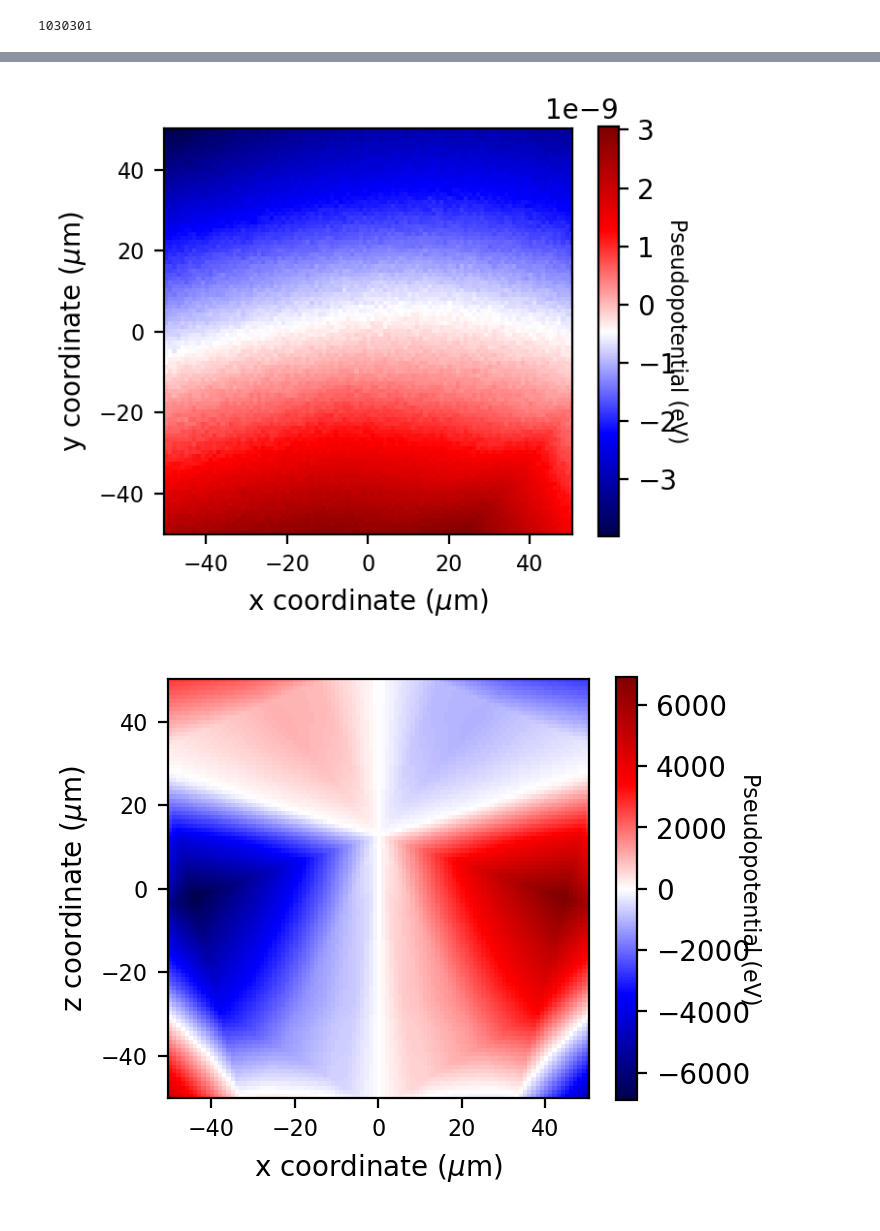
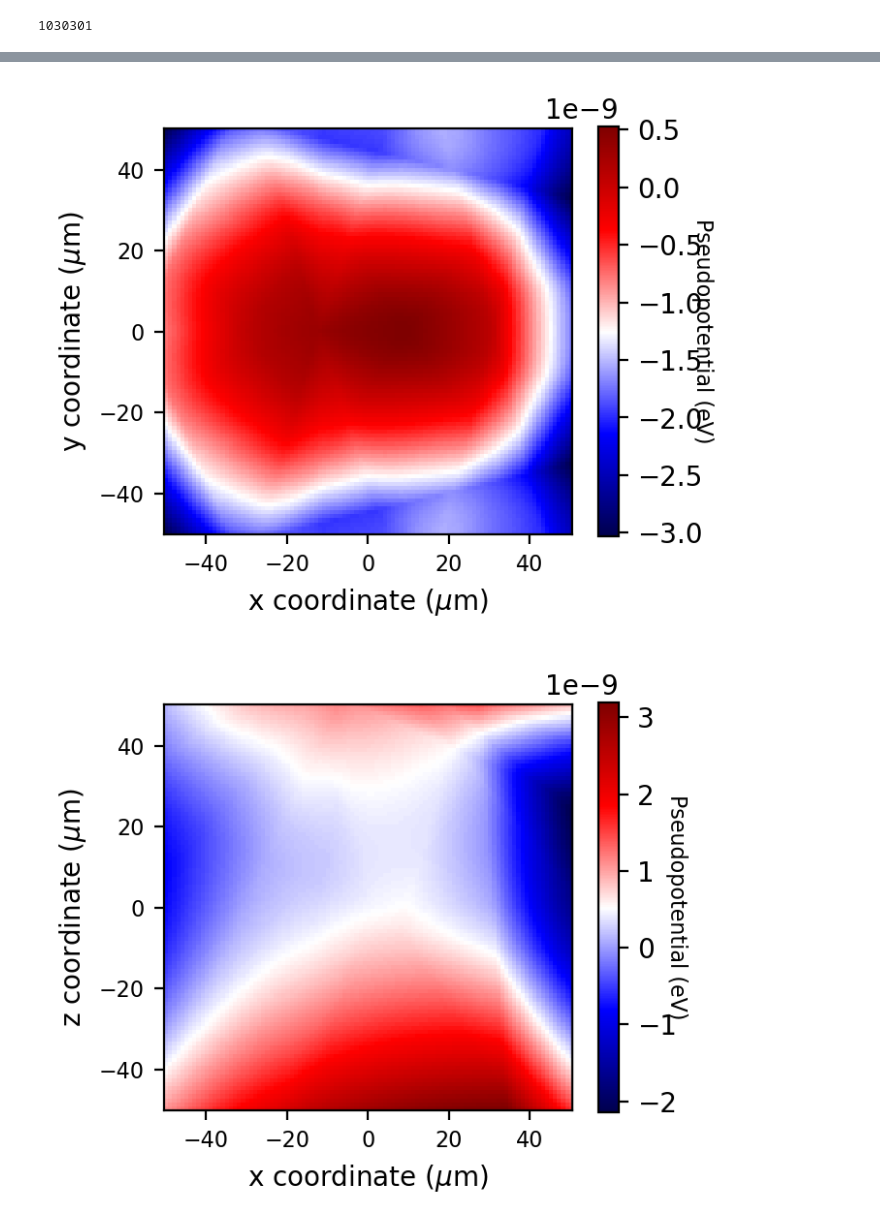
Before and after one commit to HaeffnerLab/Electron-Trap-Design-Testing, a Jupyter notebook: DC_Confinement/DC_sim1.ipynb, the cells around one changed output, grey strips where cells are left out. Cells and saved outputs as stored; diff of their text form; code cells hidden in the pictures.

Commit message:
Finished multipole expansion calculation, but there are still some improvements to be made.

```diff
--- a/DC_Confinement/DC_sim1.ipynb
+++ b/DC_Confinement/DC_sim1.ipynb
@@ -145,8 +112,9 @@ len(pot_data)
 # %%
+# Building the M matrix
 M_matrix = []
 for pot in pot_data:
-    result = ep.spher_harm_expansion(pot, [0.0, 0.0, 0.0], np.linspace(-50, 50, 101), np.linspace(-50, 50, 101),\
-                        np.linspace(-50, 50, 101), 2)
+    result = ep.spher_harm_expansion(pot, [0.0, 0.0, 0.0], np.linspace(-50, 50, 101)*1.0e-6, np.linspace(-50, 50, 101)*1.0e-6,\
+                        np.linspace(-50, 50, 101)*1.0e-6, 2)
     M_raw = result[0]
     M = []
     for elem in M_raw:
@@ -154,6 +122,7 @@ for pot in pot_data:
     M_matrix.append(np.array(M))
 M_matrix = np.array(M_matrix)
 M_matrix = M_matrix.transpose()
+print("The shape of the M matrix:", M_matrix.shape)
 # %% [output]
 To use the future default and silence this warning we advise to pass `rcond=None`, to keep using the old, explicitly pass `rcond=-1`.
   Mj=np.linalg.lstsq(Yj,W)
@@ -165,0 +130,9 @@ print(M_target)
+# %%
+# Setting the target M vector (choosing the target potential expressed in multipole expansion)
+# The correspondence between M vector index and the corresponding multipole is as follows:
+# M1 M3 M4 M2 M7 M8 M6 M9 M5 (Using the convention in G. Littich's master thesis (2011))
+# 0  1  2  3  4  5  6  7  8  (the ith component of the M_target matrix)
+
+M_target = np.zeros(9)
+M_target[4] = 1.0 # M7 is the DC potential I want
+print(M_target)
@@ -225,14 +201,17 @@ df['Z'] = Z
 # take all df entries where Z = 0
 XY_matrix = df[df.Z == 0.0].loc[:, 'V'].values
 V_XY = np.reshape(XY_matrix,(101,101))
+V_XY = np.flipud(V_XY.transpose())
 # take all df entries where Y = 0
 XZ_matrix = df[df.Y == 0.0].loc[:, 'V'].values
 # print (XZ_matrix[99:110])
 V_XZ = np.reshape(XZ_matrix,(101,101))
+V_XZ = np.flipud(V_XZ.transpose())
 # take all df entries where X = 0
 YZ_matrix = df[df.X == 0.0].loc[:, 'V'].values
 # print (YZ_matrix[:10])
 V_YZ = np.reshape(YZ_matrix,(101,101))
+V_YZ = np.flipud(V_YZ.transpose())
 
 # XY plot
 plt.figure(figsize = (3.4,2.8), dpi = 200)
@@ -250,32 +229,32 @@ plt.tick_params(axis='both', which='major', labelsize=8)
 plt.show()
 
 # XZ plot
 plt.figure(figsize = (3.4,2.8), dpi = 200)
 im = plt.imshow(V_XZ, interpolation='nearest', extent=[-50.5,50.5,-50.25,50.25], cmap=cm.seismic)
 cm.seismic.set_bad(color='yellow')
 cbar = plt.colorbar(im)#, ticks=[np.log(0.001), np.log(0.01), np.log(0.1), np.log(1), np.log(10)])
 # cbar.ax.set_yticklabels(['0.001', '0.01', '0.1', '1', '10'], fontsize=8)  # vertically oriented colorbar
 # cbar.ax.set_title('Pseudopotential (eV)', fontsize = 8)
 cbar.set_label('Pseudopotential (eV)', fontsize = 8, rotation=270)
 plt.xlabel('x coordinate ($\mu$m)', fontdict=None, labelpad=None)
 plt.ylabel('z coordinate ($\mu$m)', fontdict=None, labelpad=None)
 plt.tick_params(axis='both', which='major', labelsize=8)
 # plt.savefig('Fusion_3D_100MHz_100V_oop_ps.png', bbox_inches = 'tight')
 plt.show()
 
 # YZ plot
 plt.figure(figsize = (3.4,2.8), dpi = 200)
 im = plt.imshow(V_YZ, interpolation='nearest', extent=[-50.5,50.5,-50.25,50.25], cmap=cm.seismic)
 cm.seismic.set_bad(color='yellow')
 cbar = plt.colorbar(im)#, ticks=[np.log(0.001), np.log(0.01), np.log(0.1), np.log(1), np.log(10)])
 # cbar.ax.set_yticklabels(['0.001', '0.01', '0.1', '1', '10'], fontsize=8)  # vertically oriented colorbar
 # cbar.ax.set_title('Pseudopotential (eV)', fontsize = 8)
 cbar.set_label('Pseudopotential (eV)', fontsize = 8, rotation=270)
 plt.xlabel('y coordinate ($\mu$m)', fontdict=None, labelpad=None)
 plt.ylabel('z coordinate ($\mu$m)', fontdict=None, labelpad=None)
 plt.tick_params(axis='both', which='major', labelsize=8)
 # plt.savefig('Fusion_3D_100MHz_100V_oop_ps.png', bbox_inches = 'tight')
 plt.show()
 # %% [output]
-[figure, old version]
+[figure, new version]
-[figure, old version]
+[figure, new version]
```
Also changed, not shown: parts of 21 cells of this notebook, 1 other file.
